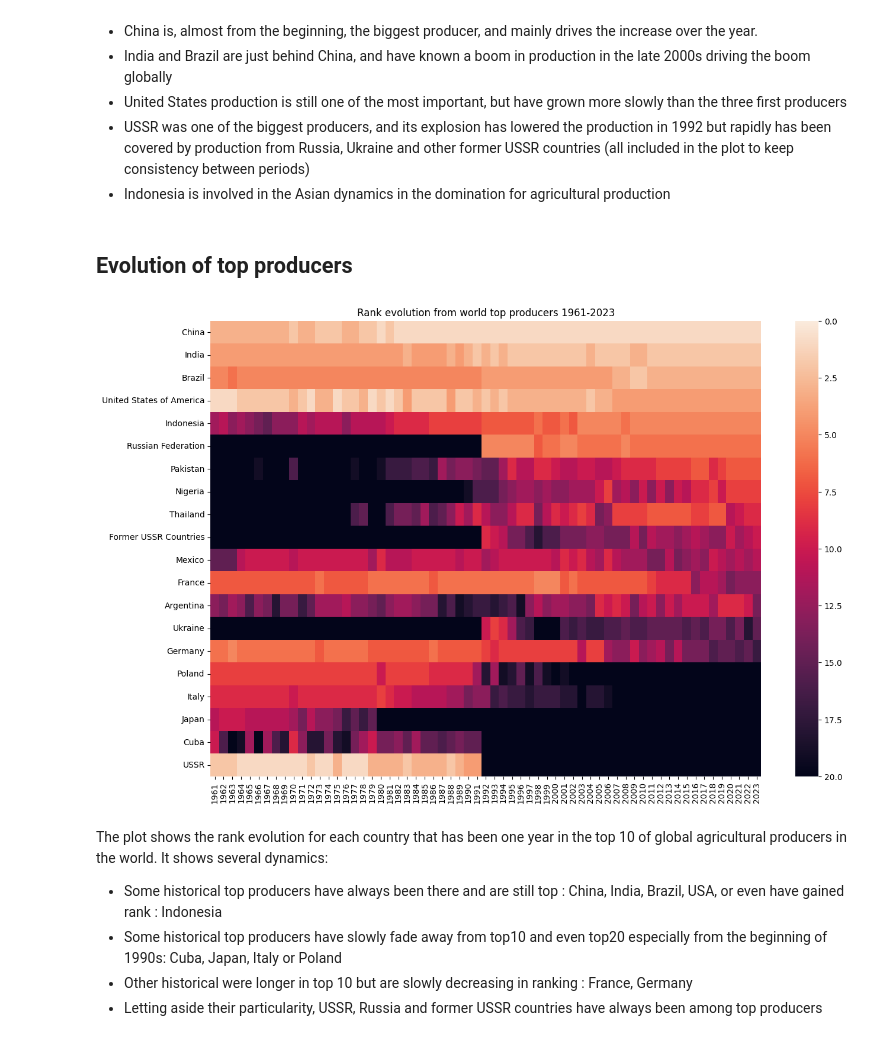
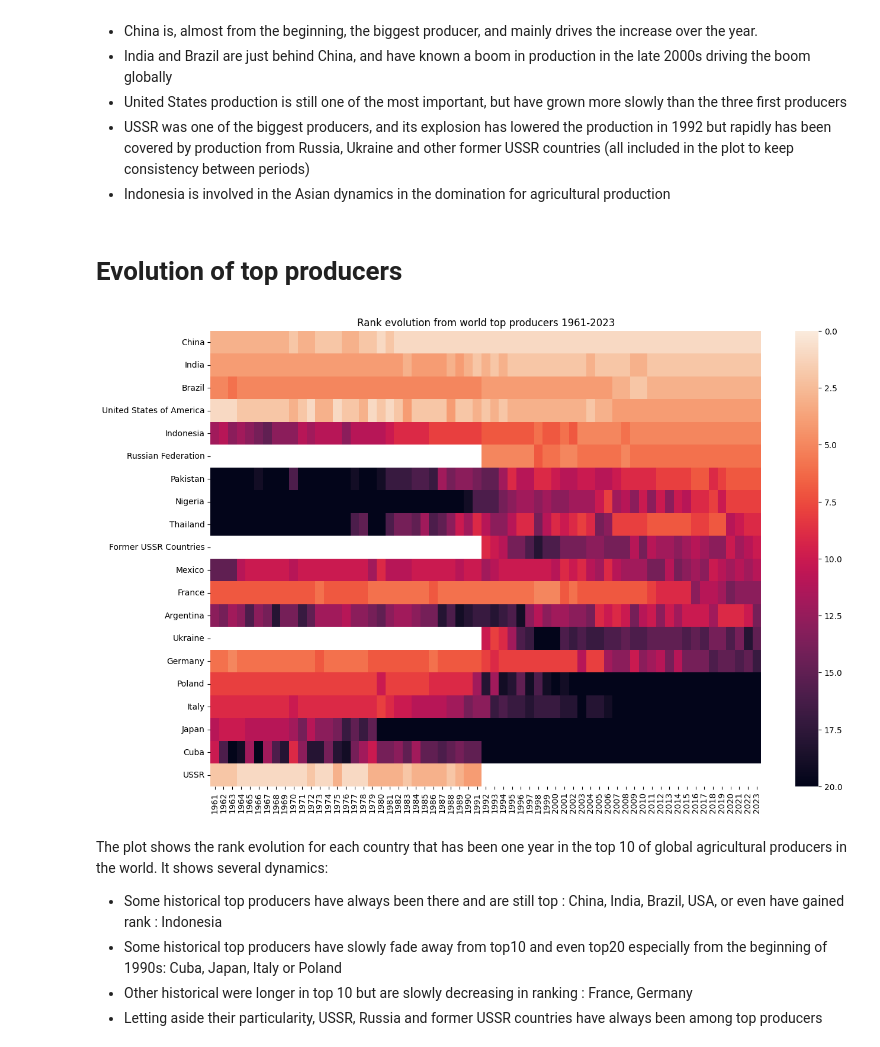
Before and after one commit to SimFour64/fao_analysis, a Jupyter notebook: notebooks/04_Report on Agricultural Production.ipynb, the cells around one changed output. Drawn from its saved outputs; the diff is of its cells as text; code cells hidden in the pictures.

```diff
--- a/notebooks/04_Report on Agricultural Production.ipynb
+++ b/notebooks/04_Report on Agricultural Production.ipynb
@@ -115,21 +147,33 @@ Key elements:
 - USSR was one of the biggest producers, and its explosion has lowered the production in 1992 but rapidly has been covered by production from Russia, Ukraine and other former USSR countries (all included in the plot to keep consistency between periods)
 - Indonesia is involved in the Asian dynamics in the domination for agricultural production
 # %% [markdown]
-## Evolution of top producers
+# Evolution of top producers
 # %%
-countries = set(df_prod["Area"].unique()) - set(country_groups)
-top_historical_ranks = get_historical_rank(df_prod, countries=countries, top_n=10)
+# --- Data prep ---
+# Getting historical ranks
+top_historical_ranks = get_historical_rank(df_prod, countries=None)
+# Getting countries that has been at least one year in Top10
+top_countries = top_historical_ranks[top_historical_ranks["Rank"]<=10]["Area"].unique()
+# Filtering on top countries
+top_historical_ranks = top_historical_ranks[top_historical_ranks["Area"].isin(top_countries)]
+# Pivoting data
+pivot_ranks = top_historical_ranks.pivot(index="Area",columns="Year",values="Rank")
+# Ordering countries on last year rank
+last_year_rank = pivot_ranks[2023].sort_values().index
+pivot_ranks = pivot_ranks.reindex(last_year_rank)
 
+# --- Plotting ---
 plt.figure(figsize=(15,10))
-
-ax = sns.heatmap(top_historical_ranks, vmin=0, vmax=20, cmap="rocket_r")
+# Heatmap on rank evolution over time
+ax = sns.heatmap(pivot_ranks, vmin=0, vmax=20, cmap="rocket_r")
+# Plot setup
 ax.set_title("Rank evolution from world top producers 1961-2023")
 ax.set_ylabel(None)
 ax.set_xlabel(None)
 plt.gcf().axes[1].invert_yaxis()
 plt.show()
 # %% [output]
-[figure, old version]
+[figure, new version]
 # %% [markdown]
 The plot shows the rank evolution for each country that has been one year in the top 10 of global agricultural producers in the world. It shows several dynamics:
 - Some historical top producers have always been there and are still top : China, India, Brazil, USA, or even have gained rank : Indonesia
```
Also changed, not shown: parts of 44 cells of this notebook, 1 other file.
